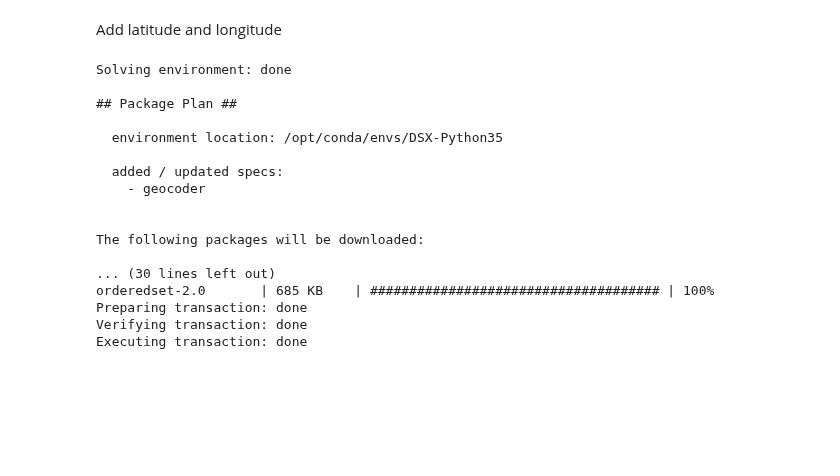
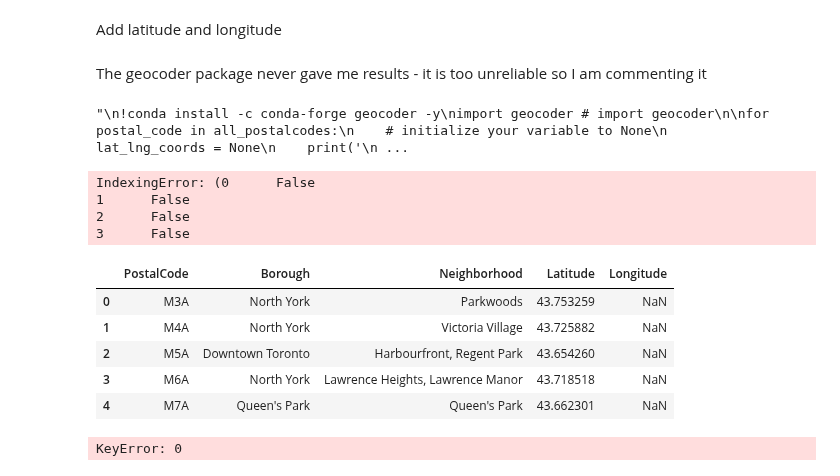
Before and after one commit to Brian-Lee/Coursera_Capstone, a Jupyter notebook: Brian's Week 3 hw.ipynb, the cells around one changed output. Saved outputs shown, nothing was run; the diff lists cells and outputs as text; code cells hidden in the pictures; blank space fills up the shorter version.

```diff
--- a/Brian's Week 3 hw.ipynb
+++ b/Brian's Week 3 hw.ipynb
@@ -276,10 +280,8 @@ Add latitude and longitude
+# %% [markdown]
+The geocoder package never gave me results - it is too unreliable so I am commenting it
 # %%
-#df['Latitude'] = []
-header_list = ['PostalCode','Borough','Neighborhood','Latitude','Longitude']
-df = df.reindex(columns = header_list)
 
-#pip install geocoder
-#conda install -c conda-forge geopandas
+'''
 !conda install -c conda-forge geocoder -y
 import geocoder # import geocoder
 
@@ -288,32 +290,61 @@ for postal_code in all_postalcodes:
     lat_lng_coords = None
     print('\n',postal_code)
     # loop until you get the coordinates
+    count=0
     while(lat_lng_coords is None):
       g = geocoder.google('{}, Toronto, Ontario'.format(postal_code))
       lat_lng_coords = g.latlng
-      print('.')
+      print('.',count,'.',postal_code,'.',g.latlng,'.')
+      count=count+1
 
     latitude = lat_lng_coords[0]
     longitude = lat_lng_coords[1]
     print('\n',latitude,' ', longitude,'\n')
     df.loc[df.PostalCode == postalcode, 'Latitude','Longitude'] = latitude,longitude
+'''
 # %% [output]
-Solving environment: done
-
-## Package Plan ##
-
-  environment location: /opt/conda/envs/DSX-Python35
-
-  added / updated specs:
-    - geocoder
-
-
-The following packages will be downloaded:
-
-... (30 lines left out)
-orderedset-2.0       | 685 KB    | ##################################### | 100%
-Preparing transaction: done
-Verifying transaction: done
-Executing transaction: done
+"\n!conda install -c conda-forge geocoder -y\nimport geocoder # import geocoder\n\nfor postal_code in all_postalcodes:\n    # initialize your variable to None\n    lat_lng_coords = None\n    print('\n ...
+# %%
+#lat_lon_csv_url = 'https://cocl.us/Geospatial_data'
+lat_long_data = pd.read_csv('https://cocl.us/Geospatial_data')
+#lat_long_data.index = lat_long_data["Postal Code"]
+lat_long_data.head()
+for i in range(lat_long_data.Latitude.count()):
+    lat = lat_long_data.iloc[i]['Latitude']
+    lon = lat_long_data.iloc[i]['Longitude']
+    pc = lat_long_data.iloc[i]['Postal Code']
+    #print('\n',pc,'-',lat,'-',lon,'\n')
+    df.loc[df.PostalCode == pc, 'Latitude', 'Longitude'] = lat
+#lat_long_data.iloc[0]['Postal Code']
+#lat_long_data.iloc(0).head()
+#type(lat_long_data)
+#lat_long_data.loc['Postal Code' != 'M1B'].Latitude
+# %% [output]
+IndexingError: (0      False
+1      False
+2      False
+3      False
 # %%
-df
+df.head()
+# %% [output]
+|  | PostalCode | Borough | Neighborhood | Latitude | Longitude |
+| 0 | M3A | North York | Parkwoods | 43.753259 | NaN |
+| 1 | M4A | North York | Victoria Village | 43.725882 | NaN |
+| 2 | M5A | Downtown Toronto | Harbourfront, Regent Park | 43.654260 | NaN |
+| 3 | M6A | North York | Lawrence Heights, Lawrence Manor | 43.718518 | NaN |
+| 4 | M7A | Queen's Park | Queen's Park | 43.662301 | NaN |
+# %%
+#lat_long_data.rename(columns={'Postal Code':'postalcode',
+ #                         'Latitude':'latitude',
+ #                         'Longitude':'longitude'},
+ #                inplace=True)
+
+#header_list = ['PostalCode','Latitude','Longitude']
+#lat_long_data = lat_long_data.reindex(columns = header_list)
+#lat_long_data.head()
+#lat_long_data.loc(['M1B']
+#lat_long_data.loc[lat_long_data.'Postal Code' == 'M1B', 'Latitude','Longitude'] = latitude,longitude
+#lat_long_data.loc['Postal Code' == 'M1B']
+lat_long_data[0]
+# %% [output]
+KeyError: 0
```
Also changed, not shown: parts of 3 cells of this notebook.
